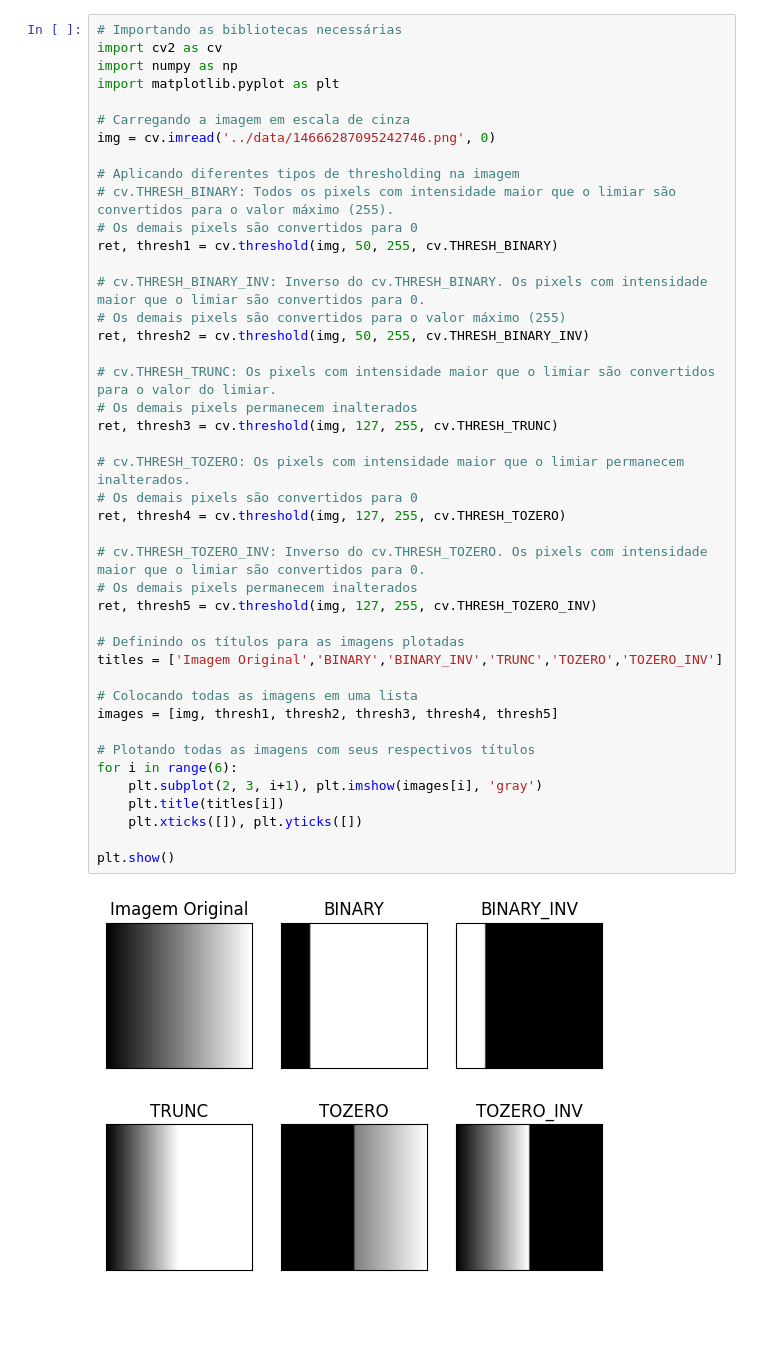
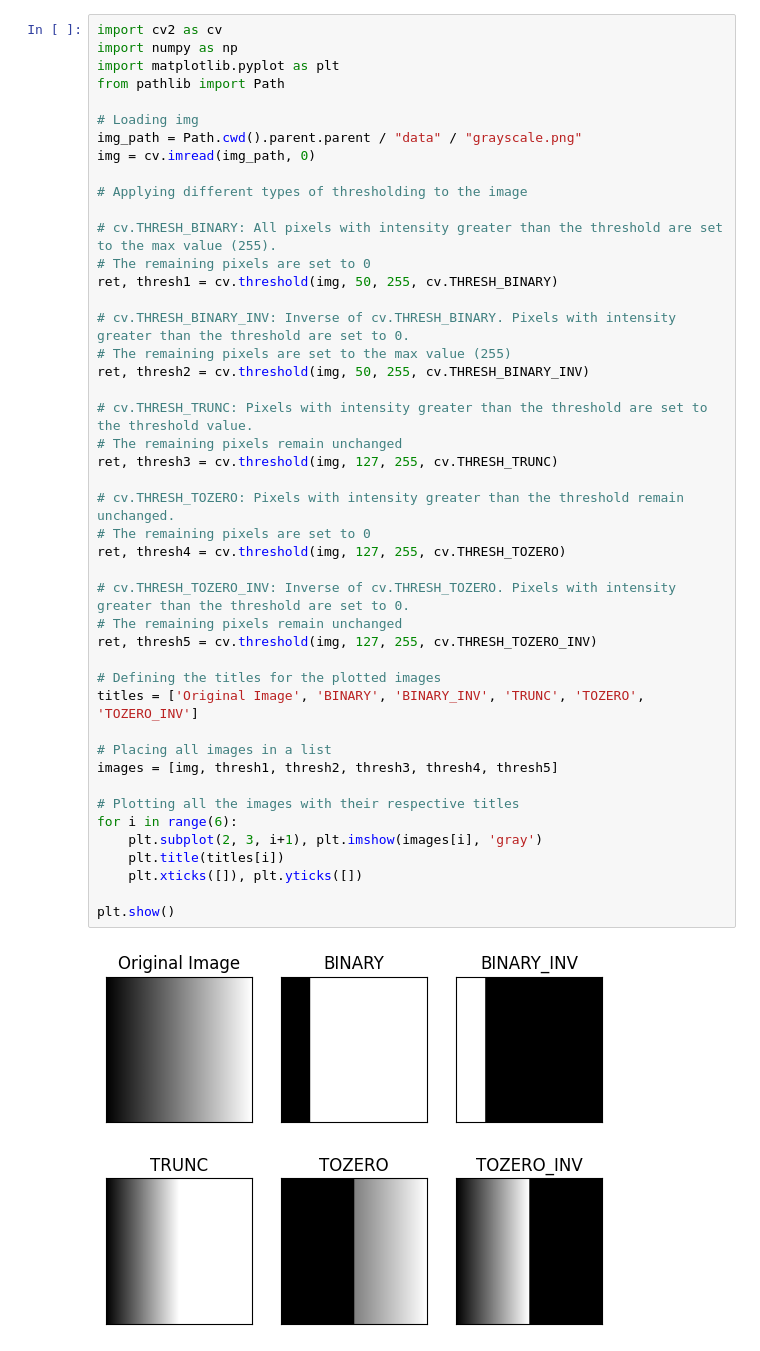
Before and after one commit to carmenscar/computer_vision, a Jupyter notebook: notebooks/Module_02/02_Thresholding.ipynb, the cells around one changed output. Cells and saved outputs as stored; diff of their text form; blank space fills up the shorter version.

```diff
--- a/notebooks/Module_02/02_Thresholding.ipynb
+++ b/notebooks/Module_02/02_Thresholding.ipynb
@@ -62,46 +63,48 @@ Este código compara os diferentes tipos de thresholding simples:
 # %%
-# Importando as bibliotecas necessárias
 import cv2 as cv
 import numpy as np
 import matplotlib.pyplot as plt
+from pathlib import Path
 
-# Carregando a imagem em escala de cinza
-img = cv.imread('../data/14666287095242746.png', 0)
+# Loading img
+img_path = Path.cwd().parent.parent / "data" / "grayscale.png"
+img = cv.imread(img_path, 0)
 
-# Aplicando diferentes tipos de thresholding na imagem
-# cv.THRESH_BINARY: Todos os pixels com intensidade maior que o limiar são convertidos para o valor máximo (255).
-# Os demais pixels são convertidos para 0
+# Applying different types of thresholding to the image
+
+# cv.THRESH_BINARY: All pixels with intensity greater than the threshold are set to the max value (255).
+# The remaining pixels are set to 0
 ret, thresh1 = cv.threshold(img, 50, 255, cv.THRESH_BINARY)
 
-# cv.THRESH_BINARY_INV: Inverso do cv.THRESH_BINARY. Os pixels com intensidade maior que o limiar são convertidos para 0.
-# Os demais pixels são convertidos para o valor máximo (255)
+# cv.THRESH_BINARY_INV: Inverse of cv.THRESH_BINARY. Pixels with intensity greater than the threshold are set to 0.
+# The remaining pixels are set to the max value (255)
 ret, thresh2 = cv.threshold(img, 50, 255, cv.THRESH_BINARY_INV)
 
-# cv.THRESH_TRUNC: Os pixels com intensidade maior que o limiar são convertidos para o valor do limiar.
-# Os demais pixels permanecem inalterados
+# cv.THRESH_TRUNC: Pixels with intensity greater than the threshold are set to the threshold value.
+# The remaining pixels remain unchanged
 ret, thresh3 = cv.threshold(img, 127, 255, cv.THRESH_TRUNC)
 
-# cv.THRESH_TOZERO: Os pixels com intensidade maior que o limiar permanecem inalterados.
-# Os demais pixels são convertidos para 0
+# cv.THRESH_TOZERO: Pixels with intensity greater than the threshold remain unchanged.
+# The remaining pixels are set to 0
 ret, thresh4 = cv.threshold(img, 127, 255, cv.THRESH_TOZERO)
 
-# cv.THRESH_TOZERO_INV: Inverso do cv.THRESH_TOZERO. Os pixels com intensidade maior que o limiar são convertidos para 0.
-# Os demais pixels permanecem inalterados
+# cv.THRESH_TOZERO_INV: Inverse of cv.THRESH_TOZERO. Pixels with intensity greater than the threshold are set to 0.
+# The remaining pixels remain unchanged
 ret, thresh5 = cv.threshold(img, 127, 255, cv.THRESH_TOZERO_INV)
 
-# Definindo os títulos para as imagens plotadas
-titles = ['Imagem Original','BINARY','BINARY_INV','TRUNC','TOZERO','TOZERO_INV']
+# Defining the titles for the plotted images
+titles = ['Original Image', 'BINARY', 'BINARY_INV', 'TRUNC', 'TOZERO', 'TOZERO_INV']
 
-# Colocando todas as imagens em uma lista
+# Placing all images in a list
 images = [img, thresh1, thresh2, thresh3, thresh4, thresh5]
 
-# Plotando todas as imagens com seus respectivos títulos
+# Plotting all the images with their respective titles
 for i in range(6):
     plt.subplot(2, 3, i+1), plt.imshow(images[i], 'gray')
     plt.title(titles[i])
     plt.xticks([]), plt.yticks([])
 
 plt.show()
 # %% [output]
-[figure, old version]
+[figure, new version]
 # %% [markdown]
```
Also changed, not shown: parts of 7 cells of this notebook, 6 other files.
